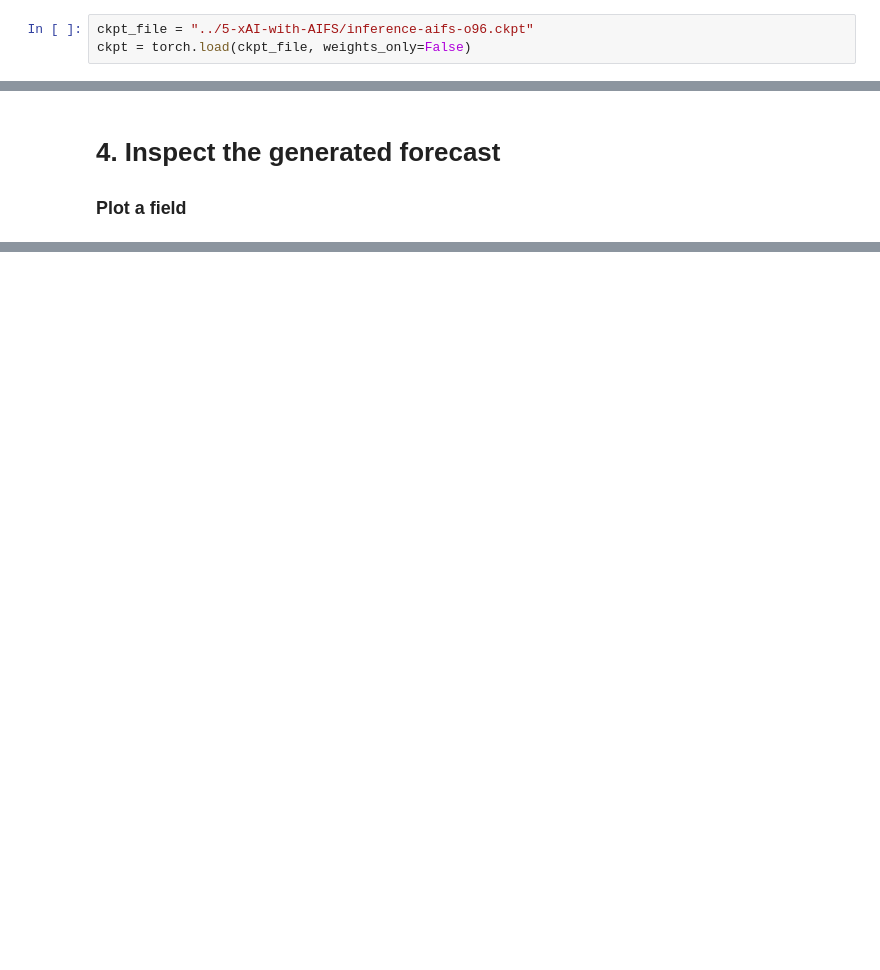
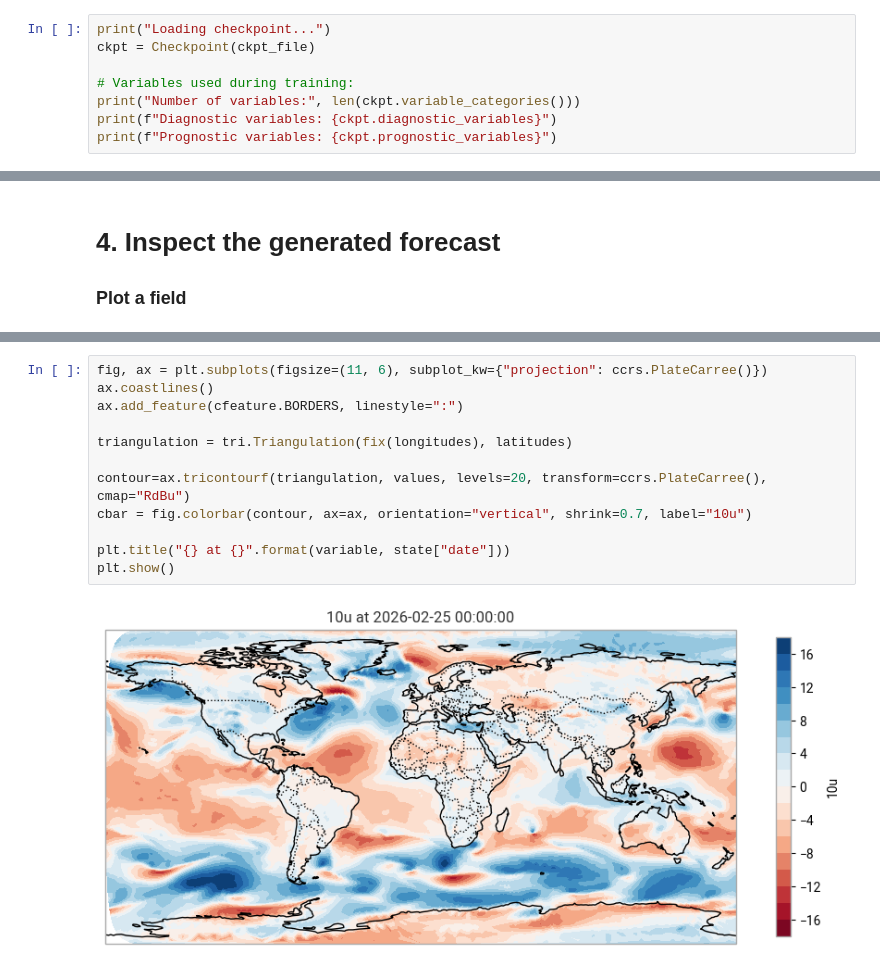
Before and after one commit to ecmwf-training/2026-ml-destine-training, a Jupyter notebook: 4-run-AIFS/inference_aifs-ens.ipynb, the cells around one changed output, grey strips where cells are left out. Drawn from its saved outputs; the diff is of its cells as text; blank space fills up the shorter version.

Commit message:
Update notebook inference-aifs-ens.

```diff
--- a/4-run-AIFS/inference_aifs-ens.ipynb
+++ b/4-run-AIFS/inference_aifs-ens.ipynb
@@ -43,3 +67,8 @@ The checkpoint contains ...
 # %%
-ckpt_file = "../5-xAI-with-AIFS/inference-aifs-o96.ckpt"
-ckpt = torch.load(ckpt_file, weights_only=False)
+print("Loading checkpoint...")
+ckpt = Checkpoint(ckpt_file)
+
+# Variables used during training:
+print("Number of variables:", len(ckpt.variable_categories()))
+print(f"Diagnostic variables: {ckpt.diagnostic_variables}")
+print(f"Prognostic variables: {ckpt.prognostic_variables}")
@@ -240,0 +247,14 @@ plt.show()
+# %%
+fig, ax = plt.subplots(figsize=(11, 6), subplot_kw={"projection": ccrs.PlateCarree()})
+ax.coastlines()
+ax.add_feature(cfeature.BORDERS, linestyle=":")
+
+triangulation = tri.Triangulation(fix(longitudes), latitudes)
+
+contour=ax.tricontourf(triangulation, values, levels=20, transform=ccrs.PlateCarree(), cmap="RdBu")
+cbar = fig.colorbar(contour, ax=ax, orientation="vertical", shrink=0.7, label="10u")
+
+plt.title("{} at {}".format(variable, state["date"]))
+plt.show()
+# %% [output]
+[figure, added]
```
Also changed, not shown: parts of 30 cells of this notebook, 1 other file.
